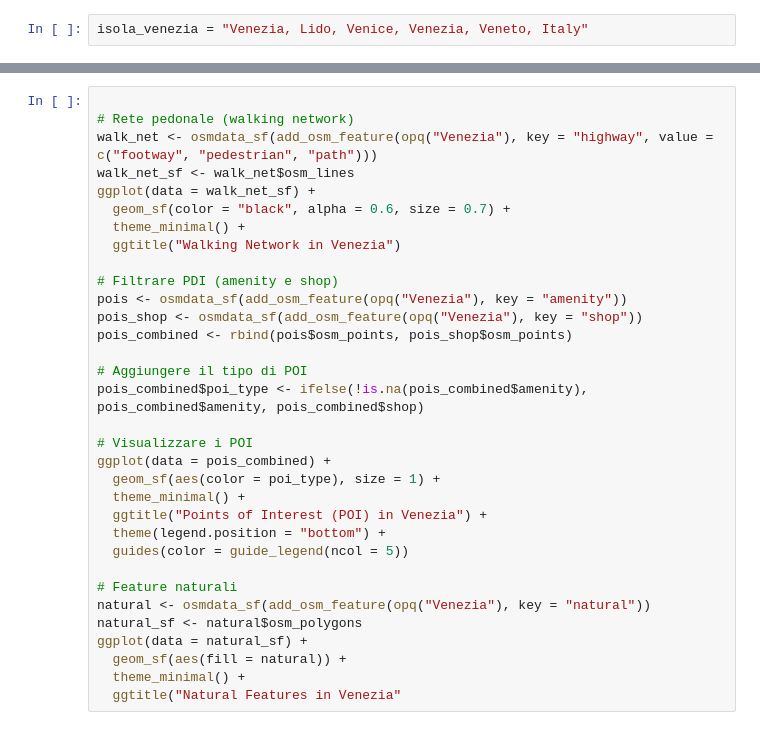
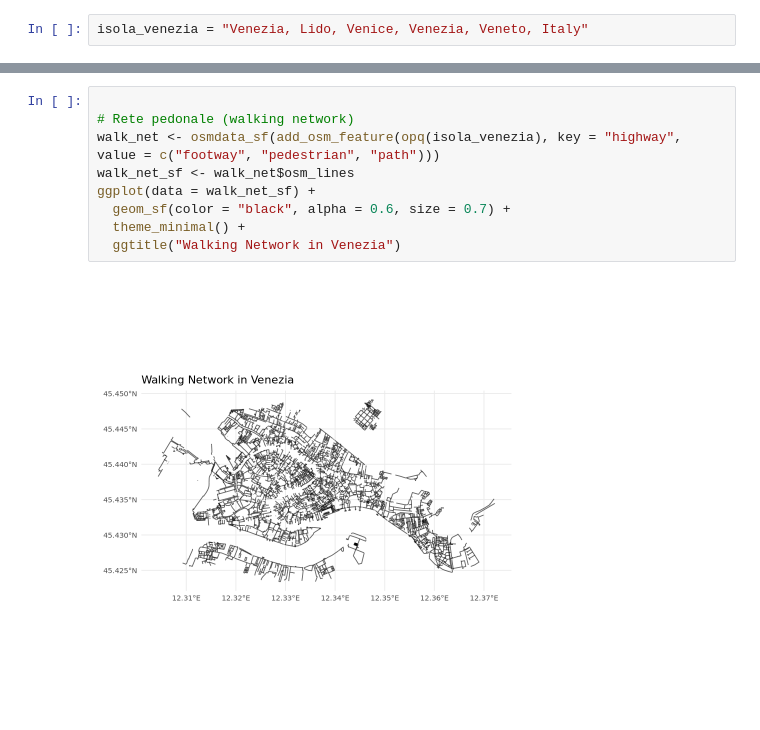
Before and after one commit to napo/sna_geospatial_datascience, a Jupyter notebook: 03_SNA_datascience_geospatial.ipynb, the cells around one changed output, grey strips where cells are left out. Saved outputs shown, nothing was run; the diff lists cells and outputs as text.

```diff
--- a/03_SNA_datascience_geospatial.ipynb
+++ b/03_SNA_datascience_geospatial.ipynb
@@ -343,33 +332,11 @@ ggplot(data = drive_net_sf) +
 # %%
 
 # Rete pedonale (walking network)
-walk_net <- osmdata_sf(add_osm_feature(opq("Venezia"), key = "highway", value = c("footway", "pedestrian", "path")))
+walk_net <- osmdata_sf(add_osm_feature(opq(isola_venezia), key = "highway", value = c("footway", "pedestrian", "path")))
 walk_net_sf <- walk_net$osm_lines
 ggplot(data = walk_net_sf) +
   geom_sf(color = "black", alpha = 0.6, size = 0.7) +
   theme_minimal() +
   ggtitle("Walking Network in Venezia")
-
-# Filtrare PDI (amenity e shop)
-pois <- osmdata_sf(add_osm_feature(opq("Venezia"), key = "amenity"))
-pois_shop <- osmdata_sf(add_osm_feature(opq("Venezia"), key = "shop"))
-pois_combined <- rbind(pois$osm_points, pois_shop$osm_points)
-
-# Aggiungere il tipo di POI
-pois_combined$poi_type <- ifelse(!is.na(pois_combined$amenity), pois_combined$amenity, pois_combined$shop)
-
-# Visualizzare i POI
-ggplot(data = pois_combined) +
-  geom_sf(aes(color = poi_type), size = 1) +
-  theme_minimal() +
-  ggtitle("Points of Interest (POI) in Venezia") +
-  theme(legend.position = "bottom") +
-  guides(color = guide_legend(ncol = 5))
-
-# Feature naturali
-natural <- osmdata_sf(add_osm_feature(opq("Venezia"), key = "natural"))
-natural_sf <- natural$osm_polygons
-ggplot(data = natural_sf) +
-  geom_sf(aes(fill = natural)) +
-  theme_minimal() +
-  ggtitle("Natural Features in Venezia"
+# %% [output]
+[figure, added]
```
Also changed, not shown: parts of 7 cells of this notebook, 1 other file.
